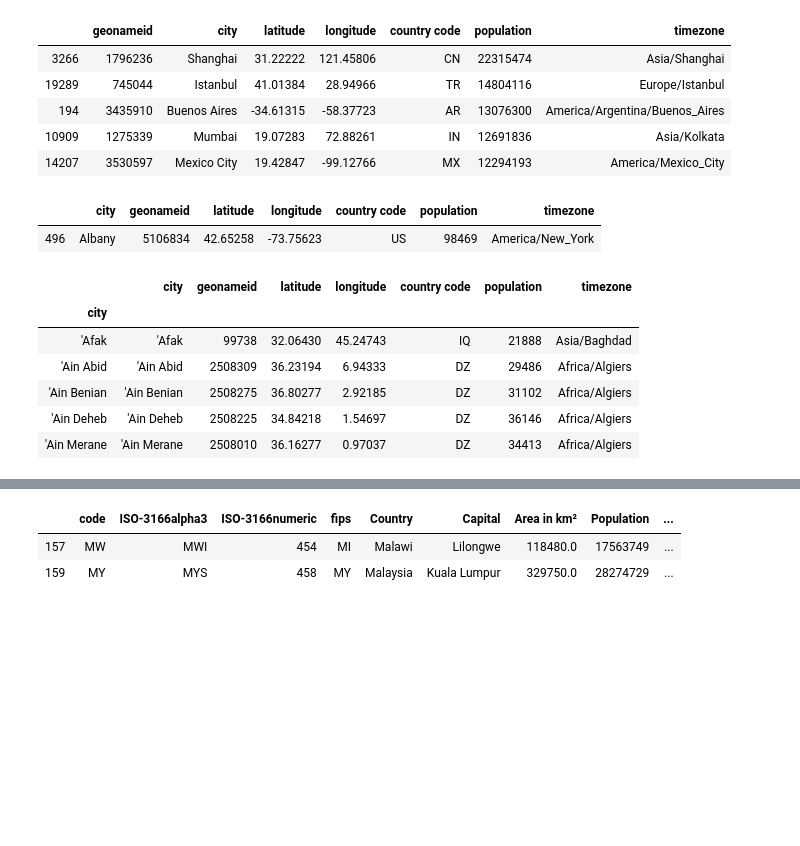
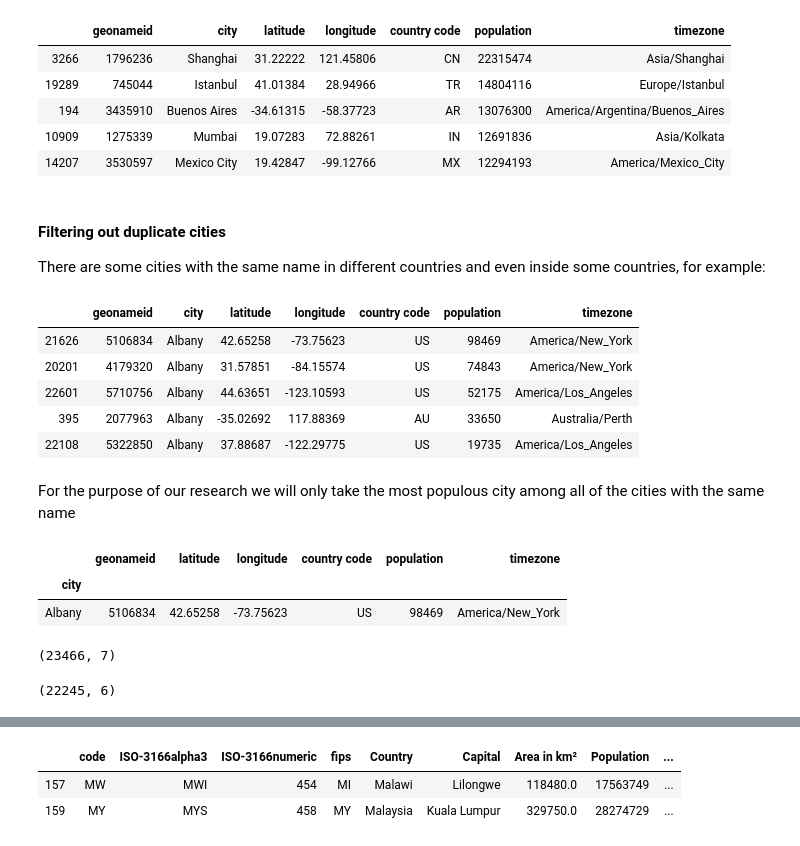
Before and after one commit to baradasy/Coursera_Capstone, a Jupyter notebook: Capstone_Data.ipynb, the cells around one changed output, grey strips where cells are left out. Cells and saved outputs as stored; diff of their text form; code cells hidden in the pictures; blank space fills up the shorter version.

```diff
--- a/Capstone_Data.ipynb
+++ b/Capstone_Data.ipynb
@@ -95,0 +100,14 @@ cg = cs.groupby(cs['city']).first()
+# %% [markdown]
+#### Filtering out duplicate cities
+There are some cities with the same name in different countries and even inside some countries, for example:
+# %%
+cs[cs.city=='Albany']
+# %% [output]
+|  | geonameid | city | latitude | longitude | country code | population | timezone |
+| 21626 | 5106834 | Albany | 42.65258 | -73.75623 | US | 98469 | America/New_York |
+| 20201 | 4179320 | Albany | 31.57851 | -84.15574 | US | 74843 | America/New_York |
+| 22601 | 5710756 | Albany | 44.63651 | -123.10593 | US | 52175 | America/Los_Angeles |
+| 395 | 2077963 | Albany | -35.02692 | 117.88369 | AU | 33650 | Australia/Perth |
+| 22108 | 5322850 | Albany | 37.88687 | -122.29775 | US | 19735 | America/Los_Angeles |
+# %% [markdown]
+For the purpose of our research we will only take the most populous city among all of the cities with the same name
@@ -96,7 +117,6 @@ cg = cs.groupby(cs['city']).first()
 # %%
-cg = cg.reset_index()
+cg.loc[cg.index == 'Albany']
+# %% [output]
+|  | geonameid | latitude | longitude | country code | population | timezone |
+| city |  |  |  |  |  |  |
+| Albany | 5106834 | 42.65258 | -73.75623 | US | 98469 | America/New_York |
-# %%
-cg.loc[cg.city == 'Albany']
-# %% [output]
-|  | city | geonameid | latitude | longitude | country code | population | timezone |
-| 496 | Albany | 5106834 | 42.65258 | -73.75623 | US | 98469 | America/New_York |
@@ -105,10 +123,10 @@ cg.index = cg.city
-# %%
-cg.head()
-# %% [output]
-|  | city | geonameid | latitude | longitude | country code | population | timezone |
-| city |  |  |  |  |  |  |  |
-| 'Afak | 'Afak | 99738 | 32.06430 | 45.24743 | IQ | 21888 | Asia/Baghdad |
-| 'Ain Abid | 'Ain Abid | 2508309 | 36.23194 | 6.94333 | DZ | 29486 | Africa/Algiers |
-| 'Ain Benian | 'Ain Benian | 2508275 | 36.80277 | 2.92185 | DZ | 31102 | Africa/Algiers |
-| 'Ain Deheb | 'Ain Deheb | 2508225 | 34.84218 | 1.54697 | DZ | 36146 | Africa/Algiers |
-| 'Ain Merane | 'Ain Merane | 2508010 | 36.16277 | 0.97037 | DZ | 34413 | Africa/Algiers |
+# %%
+# size before grouping
+cs.shape
+# %% [output]
+(23466, 7)
+# %%
+# size after removing duplicates
+cg.shape
+# %% [output]
+(22245, 6)
```
Also changed, not shown: parts of 74 cells of this notebook.
